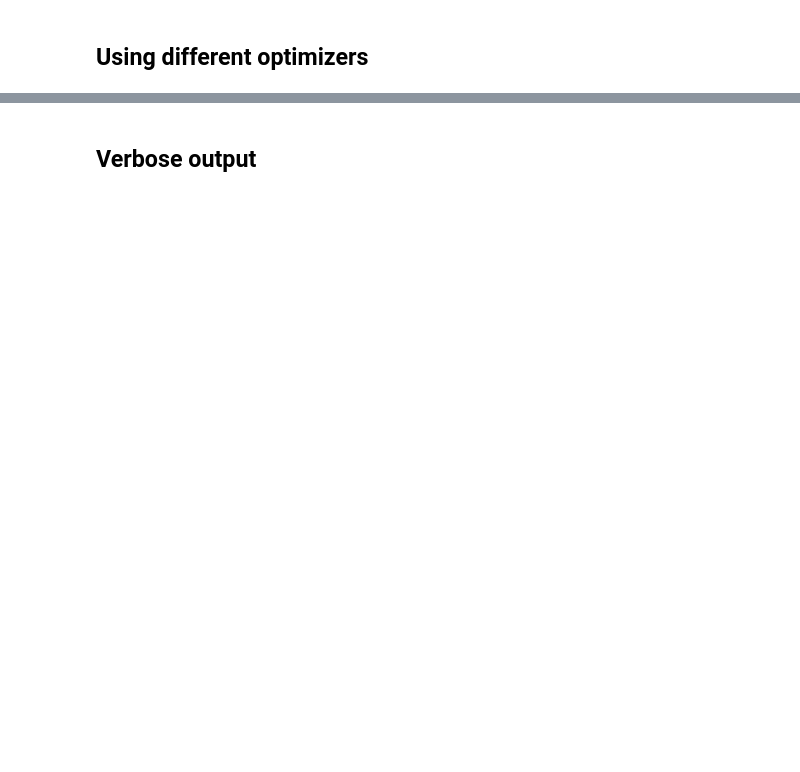
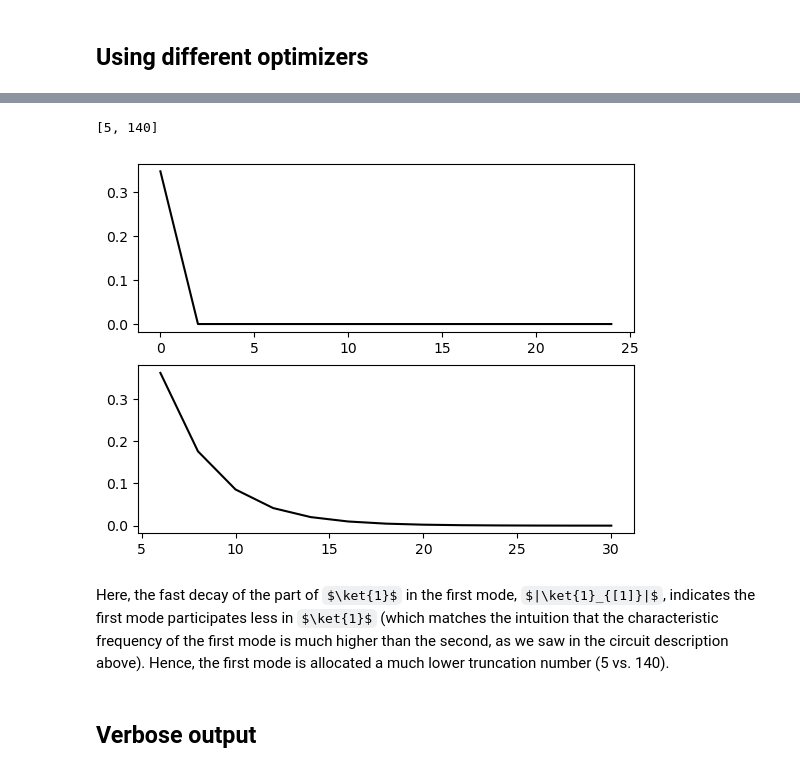
Before and after one commit to stanfordLINQS/Qubit-Discovery, a Jupyter notebook: tutorials/QD_advanced-features.ipynb, the cells around one changed output, grey strips where cells are left out. Saved outputs shown, nothing was run; the diff lists cells and outputs as text; code cells hidden in the pictures; some formulas as TeX source; blank space fills up the shorter version.

```diff
--- a/tutorials/QD_advanced-features.ipynb
+++ b/tutorials/QD_advanced-features.ipynb
@@ -81,0 +246,18 @@ TODO: good examples of other loss functions?
+# %%
+cr = sampler.sample_circuit_code('JL')
+_ = qd.optimization.run_optimization(
+## Same as run_[BFGS/SGD]
+    circuit=cr,
+    loss_metric_function=my_loss_function,
+    max_iter=50,
+    total_trunc_num=300,
+    bounds=sampler.bounds,
+## Parameters to set up the optimizer
+    optimizer=torch.optim.Adam,                 # The PyTorch optimizer you wish to use
+    optimizer_kwargs={                          # Defaults parameters you want to change when initializing the optimizer
+        'lr':  1e-2,
+        'betas': (0.8, 0.9)
+    },
+    uses_closure=False                          # Whether the requires a closure (e.g. LBFGS, conjugate gradient, …) or not
+                                                # (e.g. most first-order methods).
+)
@@ -81,0 +270,13 @@ TODO: good examples of other loss functions?
+# %%
+# An example (randomly sampled) 'JLL' circuit
+
+loop = sq.Loop(0.5)
+cr = sq.Circuit(
+    {
+        (0, 1): [sq.Junction(56, 'GHz', loops=[loop]), sq.Capacitor(3e-15, 'F')],
+        (1, 2): [sq.Inductor(9.6e-12, 'H', loops=[loop]), sq.Capacitor(2.4e-14, 'F')],
+        (2, 0): [sq.Inductor(6e-09, 'H', loops=[loop]), sq.Capacitor(6.5e-14, 'F')]
+    },
+    flux_dist='junctions'
+)
+cr.description()
@@ -81,0 +292,6 @@ TODO: good examples of other loss functions?
+# %%
+# Must diagonalize a circuit first before estimating optimal truncation numbers
+K = 700
+cr.truncate_circuit(K)
+cr.diag(10)
+qd.optimization.trunc_num_heuristic(cr, K=K)
@@ -82,2 +310,11 @@ TODO: good examples of other loss functions?
+# %%
+import matplotlib.pyplot as plt
+fig, axs = plt.subplots(2, 1) ## Number of axes should match the number of harmonic modes in the circuit
+qd.optimization.trunc_num_heuristic(cr, K=K, axes=axs)
+# %% [output]
+[5, 140]
+[figure, added]
+# %% [markdown]
+Here, the fast decay of the part of $\ket{1}$ in the first mode, $|\ket{1}_{[1]}|$, indicates the first mode participates less in $\ket{1}$ (which matches the intuition that the characteristic frequency of the first mode is much higher than the second, as we saw in the circuit description above). Hence, the first mode is allocated a much lower truncation number (5 vs. 140).
 # %% [markdown]
 ## Verbose output
```
Also changed, not shown: parts of 39 cells of this notebook, 4 other files.
